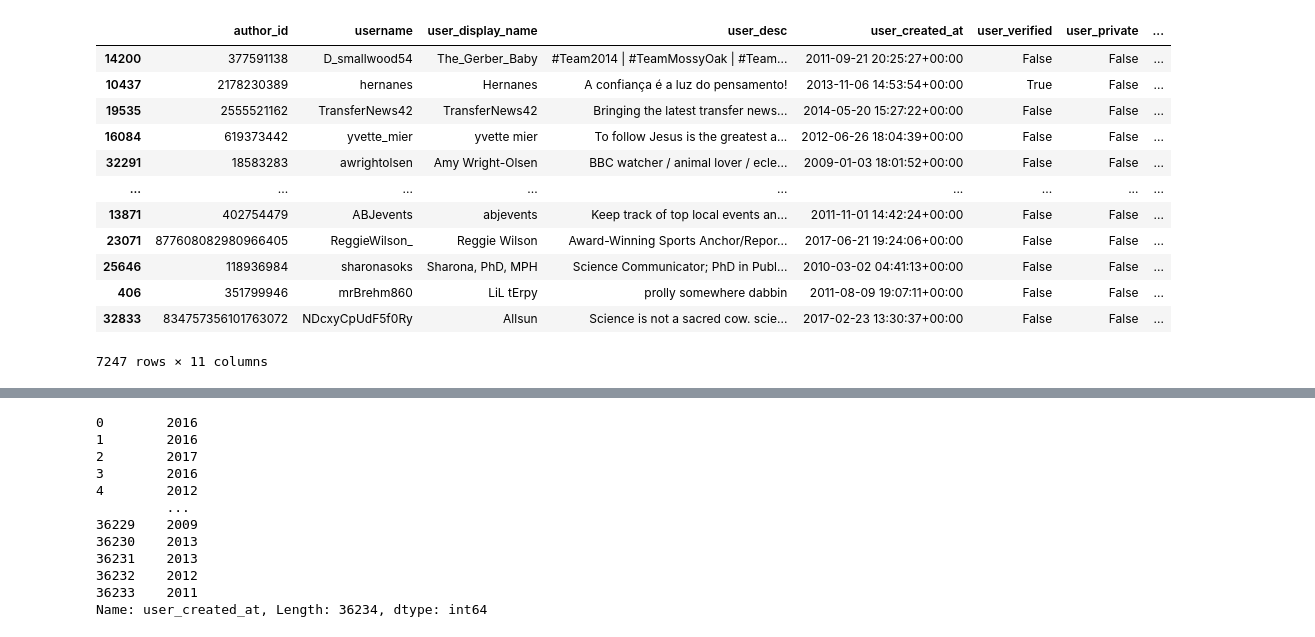
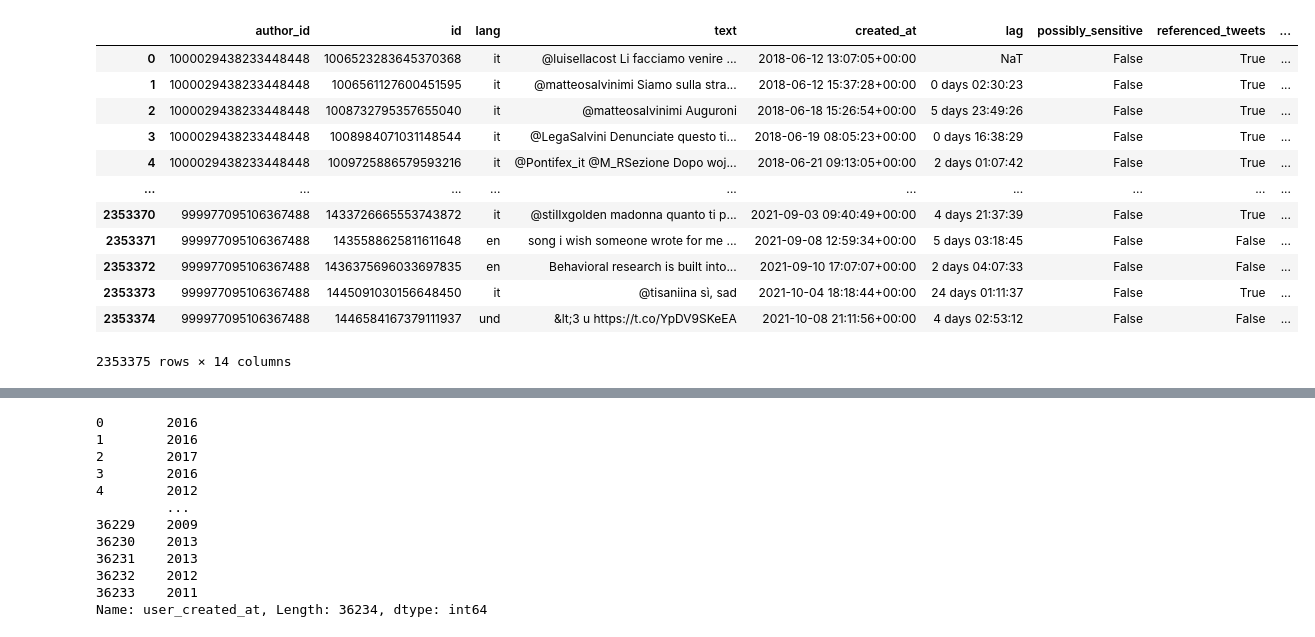
Before and after one commit to famagal/Twitter_bot_detection_713, a Jupyter notebook: notebooks/clemens_streamlit_preps.ipynb, the cells around one changed output, grey strips where cells are left out. Drawn from its saved outputs; the diff is of its cells as text; code cells hidden in the pictures.

```diff
--- a/notebooks/clemens_streamlit_preps.ipynb
+++ b/notebooks/clemens_streamlit_preps.ipynb
@@ -15,19 +13,22 @@ X_train_user, x_test_user, y_train_user, y_test_user = get_user_training_data()
-# %%
-x_test_user
-# %% [output]
-|  | author_id | username | user_display_name | user_desc | user_created_at | user_verified | user_private | ... |
-| 14200 | 377591138 | D_smallwood54 | The_Gerber_Baby | #Team2014 | #TeamMossyOak | #Team... | 2011-09-21 20:25:27+00:00 | False | False | ... |
-| 10437 | 2178230389 | hernanes | Hernanes | A confiança é a luz do pensamento! | 2013-11-06 14:53:54+00:00 | True | False | ... |
-| 19535 | 2555521162 | TransferNews42 | TransferNews42 | Bringing the latest transfer news... | 2014-05-20 15:27:22+00:00 | False | False | ... |
-| 16084 | 619373442 | yvette_mier | yvette mier | To follow Jesus is the greatest a... | 2012-06-26 18:04:39+00:00 | False | False | ... |
-| 32291 | 18583283 | awrightolsen | Amy Wright-Olsen | BBC watcher / animal lover / ecle... | 2009-01-03 18:01:52+00:00 | False | False | ... |
-| ... | ... | ... | ... | ... | ... | ... | ... | ... |
-| 13871 | 402754479 | ABJevents | abjevents | Keep track of top local events an... | 2011-11-01 14:42:24+00:00 | False | False | ... |
-| 23071 | 877608082980966405 | ReggieWilson_ | Reggie Wilson | Award-Winning Sports Anchor/Repor... | 2017-06-21 19:24:06+00:00 | False | False | ... |
-| 25646 | 118936984 | sharonasoks | Sharona, PhD, MPH | Science Communicator; PhD in Publ... | 2010-03-02 04:41:13+00:00 | False | False | ... |
-| 406 | 351799946 | mrBrehm860 | LiL tErpy | prolly somewhere dabbin | 2011-08-09 19:07:11+00:00 | False | False | ... |
-| 32833 | 834757356101763072 | NDcxyCpUdF5f0Ry | Allsun | Science is not a sacred cow. scie... | 2017-02-23 13:30:37+00:00 | False | False | ... |
-7247 rows × 11 columns
+# %%
+tweet_df = pd.read_parquet('../Twitter_bot_detection_713/data/tweets_df.parquet')
+tweet_clean = tweet_df_cleaner(tweet_df)
+# %%
+tweet_clean
+# %% [output]
+|  | author_id | id | lang | text | created_at | lag | possibly_sensitive | referenced_tweets | ... |
+| 0 | 1000029438233448448 | 1006523283645370368 | it | @luisellacost Li facciamo venire ... | 2018-06-12 13:07:05+00:00 | NaT | False | True | ... |
+| 1 | 1000029438233448448 | 1006561127600451595 | it | @matteosalvinimi Siamo sulla stra... | 2018-06-12 15:37:28+00:00 | 0 days 02:30:23 | False | True | ... |
+| 2 | 1000029438233448448 | 1008732795357655040 | it | @matteosalvinimi Auguroni | 2018-06-18 15:26:54+00:00 | 5 days 23:49:26 | False | True | ... |
+| 3 | 1000029438233448448 | 1008984071031148544 | it | @LegaSalvini Denunciate questo ti... | 2018-06-19 08:05:23+00:00 | 0 days 16:38:29 | False | True | ... |
+| 4 | 1000029438233448448 | 1009725886579593216 | it | @Pontifex_it @M_RSezione Dopo woj... | 2018-06-21 09:13:05+00:00 | 2 days 01:07:42 | False | True | ... |
+| ... | ... | ... | ... | ... | ... | ... | ... | ... | ... |
+| 2353370 | 999977095106367488 | 1433726665553743872 | it | @stiIIxgolden madonna quanto ti p... | 2021-09-03 09:40:49+00:00 | 4 days 21:37:39 | False | True | ... |
+| 2353371 | 999977095106367488 | 1435588625811611648 | en | song i wish someone wrote for me ... | 2021-09-08 12:59:34+00:00 | 5 days 03:18:45 | False | False | ... |
+| 2353372 | 999977095106367488 | 1436375696033697835 | en | Behavioral research is built into... | 2021-09-10 17:07:07+00:00 | 2 days 04:07:33 | False | False | ... |
+| 2353373 | 999977095106367488 | 1445091030156648450 | it | @tisaniina sì, sad | 2021-10-04 18:18:44+00:00 | 24 days 01:11:37 | False | True | ... |
+| 2353374 | 999977095106367488 | 1446584167379111937 | und | &lt;3 u https://t.co/YpDV9SKeEA | 2021-10-08 21:11:56+00:00 | 4 days 02:53:12 | False | False | ... |
+2353375 rows × 14 columns
 # %%
 user_df = pd.read_csv('../raw_data/users_data.csv',
                           sep='\t',
```
Also changed, not shown: parts of 5 cells of this notebook, 10 other files.
